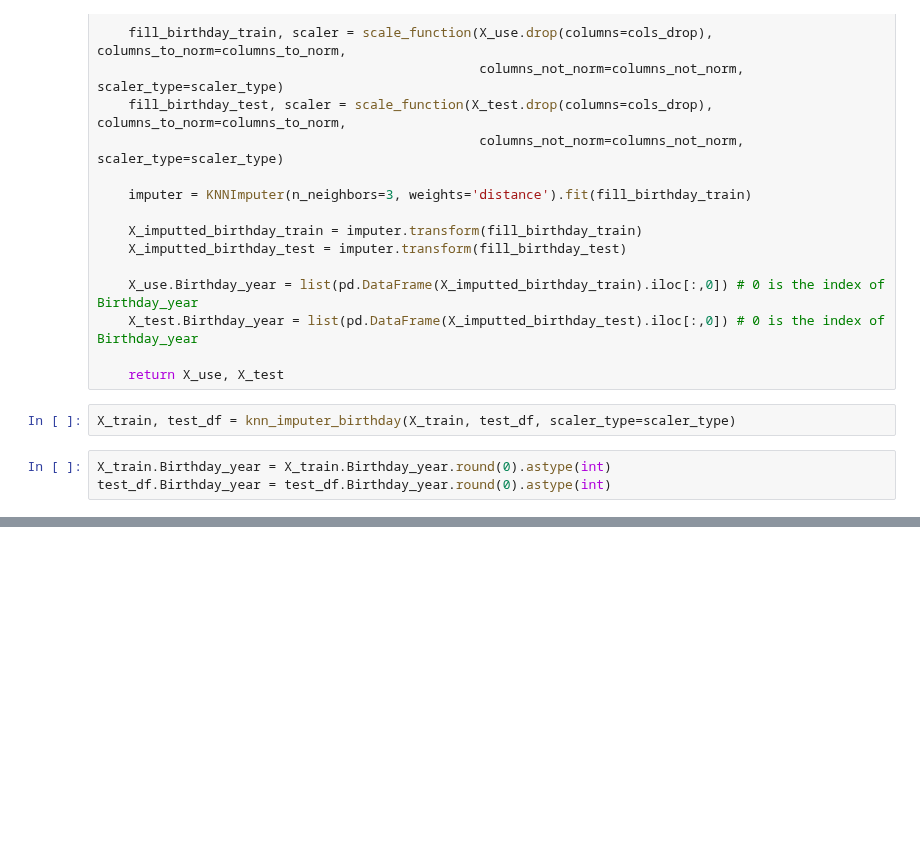
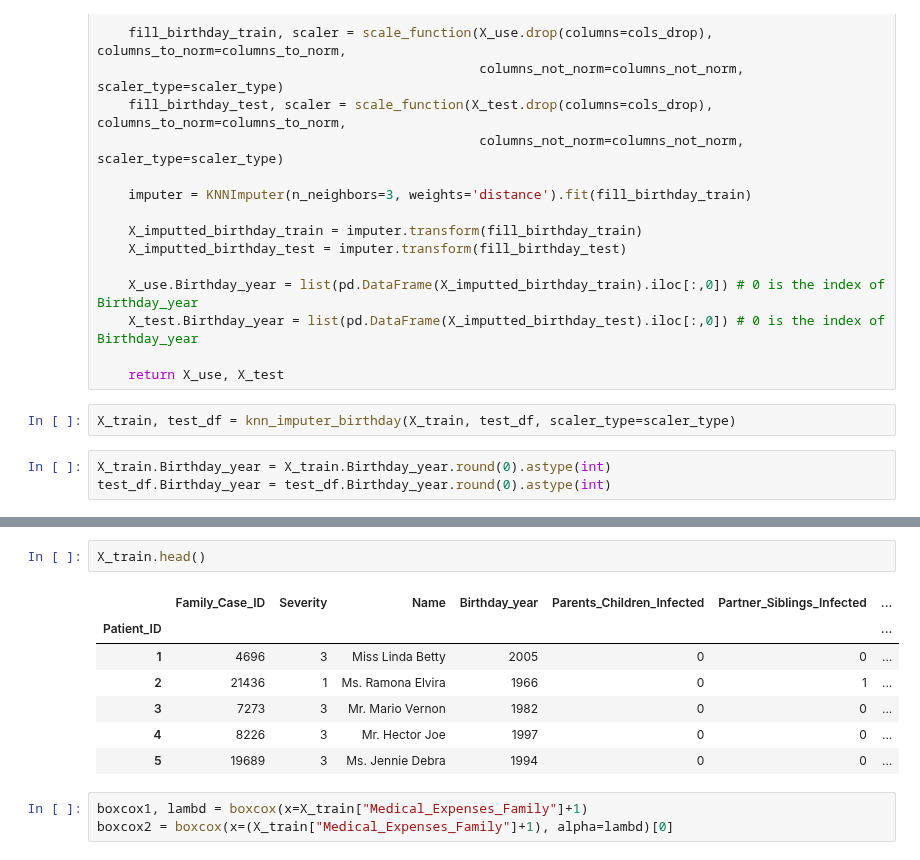
Before and after one commit to DavidSilva98/ML_project, a Jupyter notebook: Pipeline.ipynb, the cells around one changed output, grey strips where cells are left out. Saved outputs shown, nothing was run; the diff lists cells and outputs as text; blank space fills up the shorter version.

```diff
--- a/Pipeline.ipynb
+++ b/Pipeline.ipynb
@@ -95,0 +185,13 @@ test_df.Birthday_year = test_df.Birthday_year.round(0).astype(int)
+# %%
+X_train.head()
+# %% [output]
+|  | Family_Case_ID | Severity | Name | Birthday_year | Parents_Children_Infected | Partner_Siblings_Infected | ... |
+| Patient_ID |  |  |  |  |  |  | ... |
+| 1 | 4696 | 3 | Miss Linda Betty | 2005 | 0 | 0 | ... |
+| 2 | 21436 | 1 | Ms. Ramona Elvira | 1966 | 0 | 1 | ... |
+| 3 | 7273 | 3 | Mr. Mario Vernon | 1982 | 0 | 0 | ... |
+| 4 | 8226 | 3 | Mr. Hector Joe | 1997 | 0 | 0 | ... |
+| 5 | 19689 | 3 | Ms. Jennie Debra | 1994 | 0 | 0 | ... |
+# %%
+boxcox1, lambd = boxcox(x=X_train["Medical_Expenses_Family"]+1)
+boxcox2 = boxcox(x=(X_train["Medical_Expenses_Family"]+1), alpha=lambd)[0]
```
Also changed, not shown: parts of 9 cells of this notebook, 1 other file.
